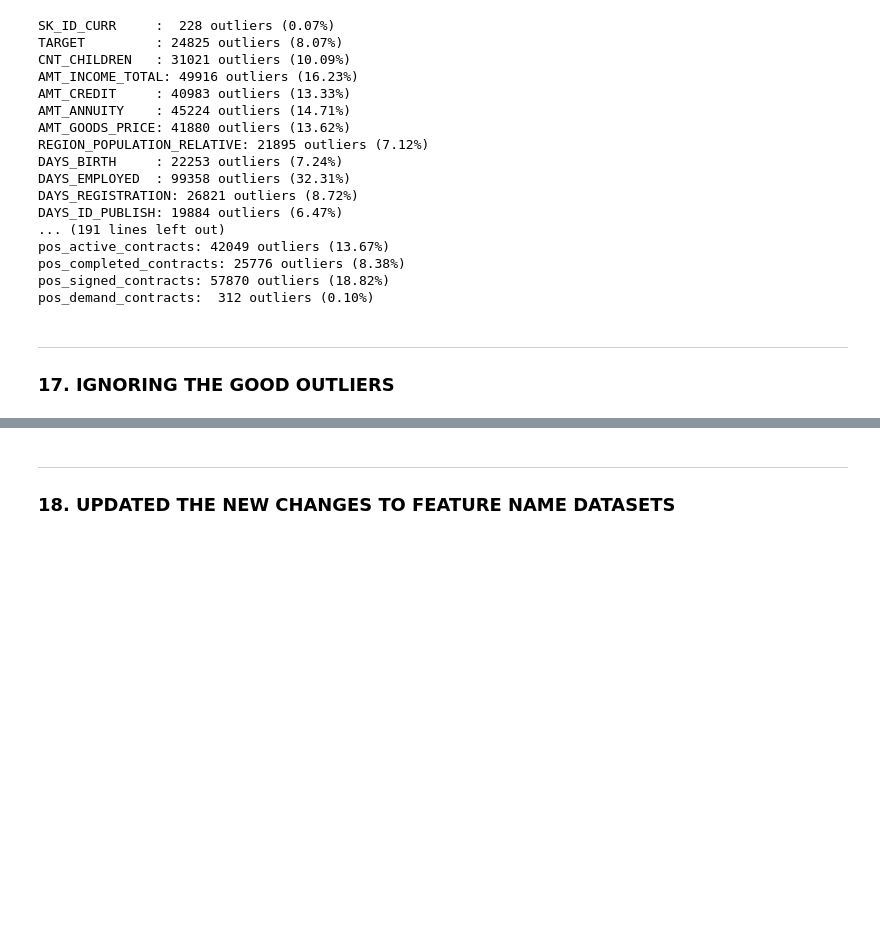
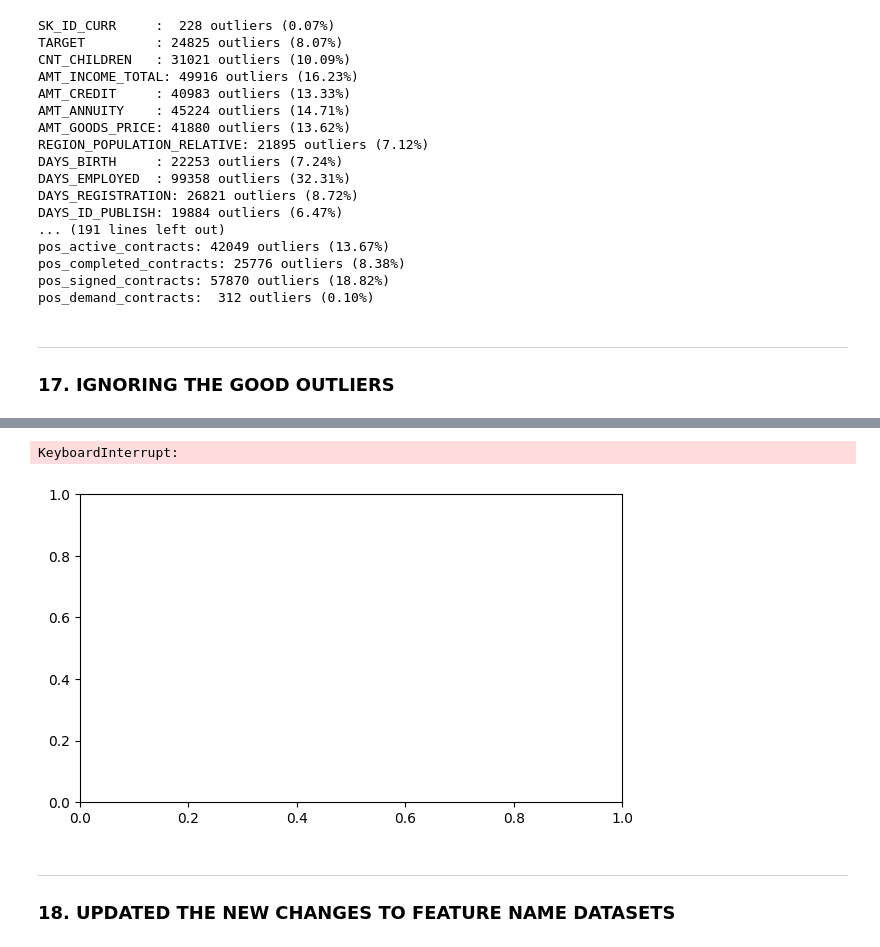
Before and after one commit to Yuvaraj-Dey-2006/House-Credit-Prediction, a Jupyter notebook: EDA/home-credit-EDA.ipynb, the cells around one changed output, grey strips where cells are left out. Saved outputs shown, nothing was run; the diff lists cells and outputs as text; code cells hidden in the pictures; blank space fills up the shorter version.

```diff
--- a/EDA/home-credit-EDA.ipynb
+++ b/EDA/home-credit-EDA.ipynb
@@ -598,6 +611,21 @@ count_cols = [
 ]
 
 numeric_cols = numeric_cols.difference(count_cols)
+# %%
+plt.figure(figsize=(7, 4))
+
+sns.boxplot(
+    data=train_df[numeric_cols],
+    palette="Set2"
+)
+
+plt.title("OUTLIER ANALYSIS", fontsize=15, fontweight="bold")
+plt.xticks(rotation=20)
+
+save_plot("08. OUTLIER ANALYSIS.png")
+# %% [output]
+KeyboardInterrupt:
+[figure, added]
 # %% [markdown]
 ---
 ### **18. UPDATED THE NEW CHANGES TO FEATURE NAME DATASETS**
```
Also changed, not shown: parts of 10 cells of this notebook, 8 other files.
